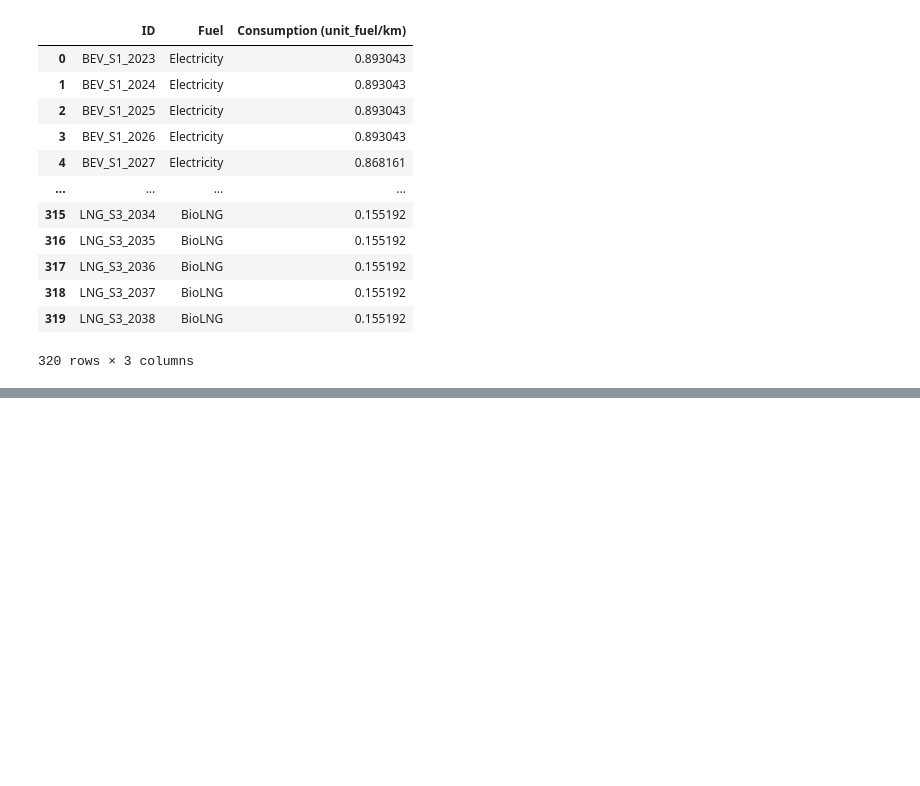
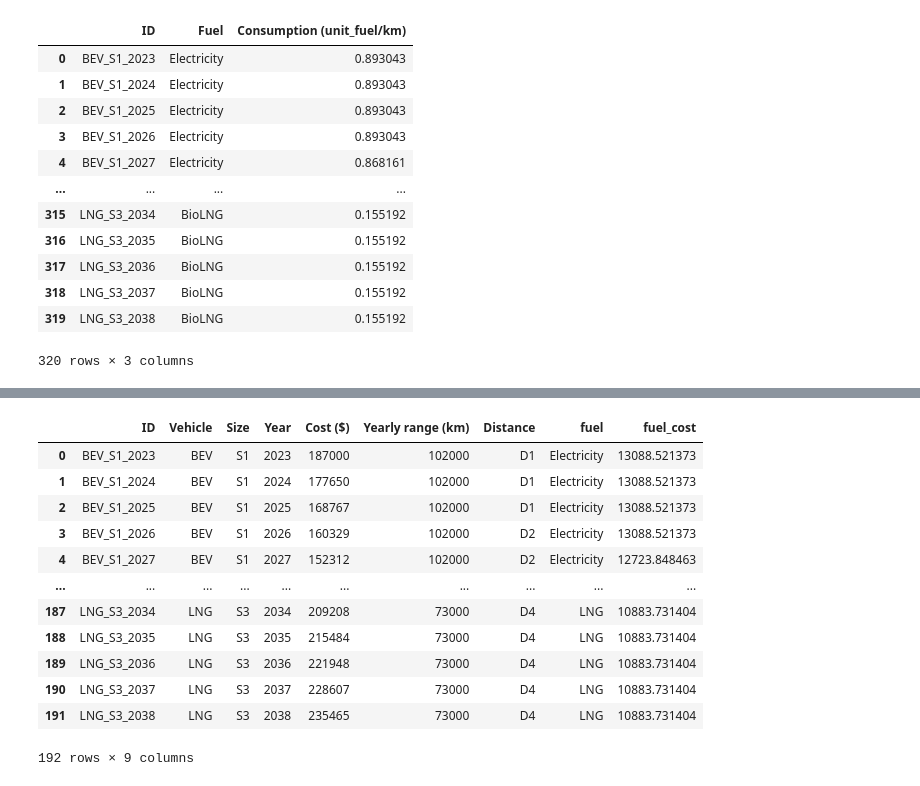
Before and after one commit to harryyudha7/fleet_optimization, a Jupyter notebook: first_try.ipynb, the cells around one changed output, grey strips where cells are left out. Saved outputs shown, nothing was run; the diff lists cells and outputs as text; code cells hidden in the pictures; blank space fills up the shorter version.

```diff
--- a/first_try.ipynb
+++ b/first_try.ipynb
@@ -128,6 +130,22 @@ for i in range(len(vehicle_data['ID'])):
 # %%
 vehicle_data['fuel'] = arr_fuel
 vehicle_data['fuel_cost'] = arr_cost_fuel
+# %%
+vehicle_data
+# %% [output]
+|  | ID | Vehicle | Size | Year | Cost ($) | Yearly range (km) | Distance | fuel | fuel_cost |
+| 0 | BEV_S1_2023 | BEV | S1 | 2023 | 187000 | 102000 | D1 | Electricity | 13088.521373 |
+| 1 | BEV_S1_2024 | BEV | S1 | 2024 | 177650 | 102000 | D1 | Electricity | 13088.521373 |
+| 2 | BEV_S1_2025 | BEV | S1 | 2025 | 168767 | 102000 | D1 | Electricity | 13088.521373 |
+| 3 | BEV_S1_2026 | BEV | S1 | 2026 | 160329 | 102000 | D2 | Electricity | 13088.521373 |
+| 4 | BEV_S1_2027 | BEV | S1 | 2027 | 152312 | 102000 | D2 | Electricity | 12723.848463 |
+| ... | ... | ... | ... | ... | ... | ... | ... | ... | ... |
+| 187 | LNG_S3_2034 | LNG | S3 | 2034 | 209208 | 73000 | D4 | LNG | 10883.731404 |
+| 188 | LNG_S3_2035 | LNG | S3 | 2035 | 215484 | 73000 | D4 | LNG | 10883.731404 |
+| 189 | LNG_S3_2036 | LNG | S3 | 2036 | 221948 | 73000 | D4 | LNG | 10883.731404 |
+| 190 | LNG_S3_2037 | LNG | S3 | 2037 | 228607 | 73000 | D4 | LNG | 10883.731404 |
+| 191 | LNG_S3_2038 | LNG | S3 | 2038 | 235465 | 73000 | D4 | LNG | 10883.731404 |
+192 rows × 9 columns
 # %%
 vehicle_data.to_csv('vehicle_data.csv')
 # %%
```
Also changed, not shown: parts of 1 cell of this notebook, 15 other files.
